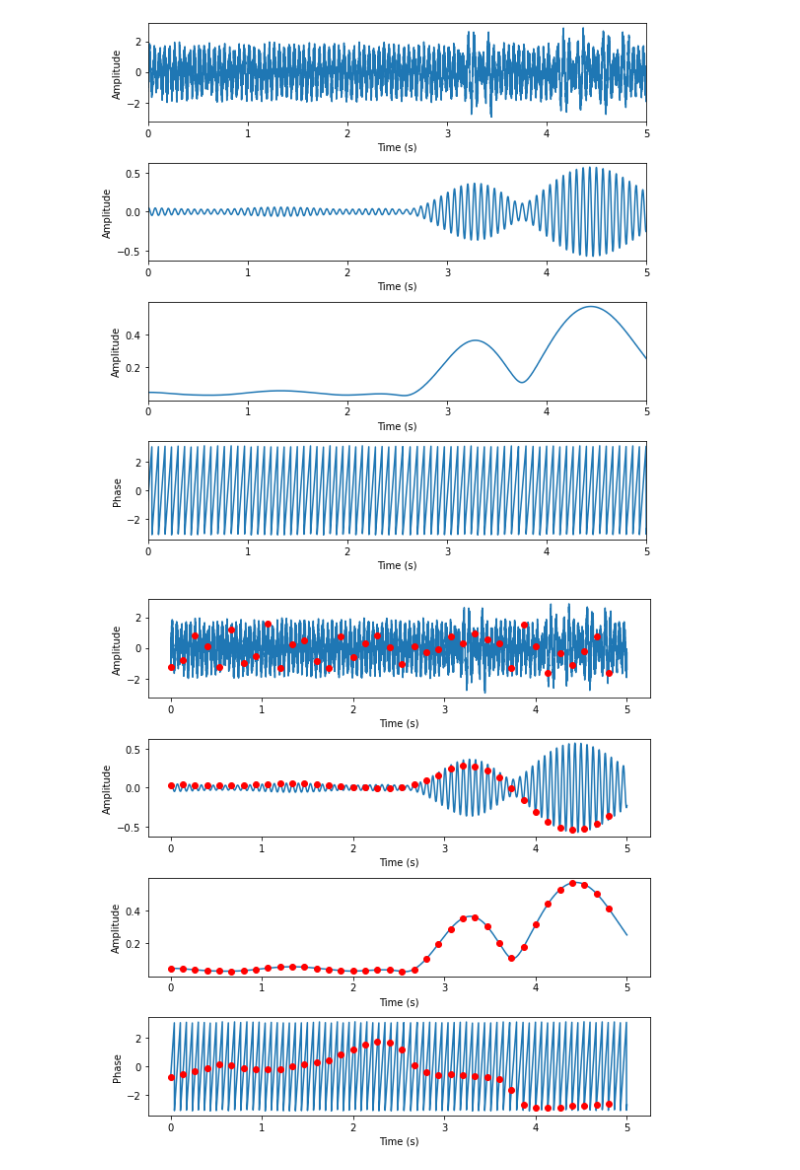
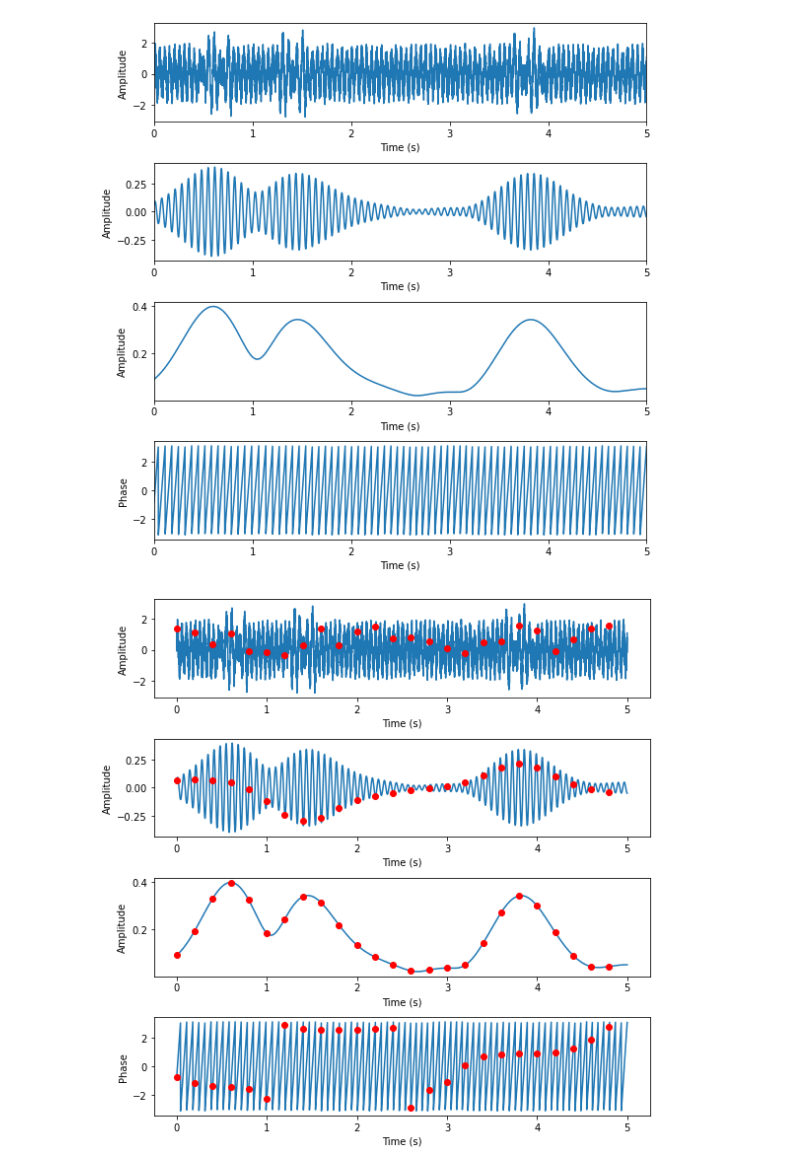
Before and after one commit to danclab/lagged_hilbert_coherence, a Jupyter notebook: python/demo.ipynb, the cells around one changed output. Drawn from its saved outputs; the diff is of its cells as text; code cells hidden in the pictures.

```diff
--- a/python/demo.ipynb
+++ b/python/demo.ipynb
@@ -78,5 +79,0 @@ plt.tight_layout()
-# %%
-import scipy.io
-from scipy.io import loadmat
-d=loadmat('signal.mat')
-signal=np.squeeze(d['signal'])
@@ -182,10 +275,10 @@ plt.ylabel('Phase')
 
 plt.tight_layout()
 # %% [output]
-[figure, old version]
+[figure, new version]
 # %%
-# Evaluate lagged coherence at a lag of 2 cycles
-lag=2
+# Evaluate lagged coherence at a lag of 3 cycles
+lag=3
 
 # Duration of this lag in s
 lag_dur_s = lag / freq
@@ -202,34 +295,34 @@ eval_times = np.linspace(start_time, T - diff, n_evals + 1)[:-1]
 eval_pts = np.searchsorted(time, eval_times)
 
 
 plt.figure(figsize=(8,8))
 plt.subplot(4,1,1)
 plt.plot(time,signal)
 plt.plot(eval_times,signal[eval_pts],'ro')
 plt.xlabel('Time (s)')
 plt.ylabel('Amplitude')
 
 plt.subplot(4,1,2)
 plt.plot(time,f_signal[len(time):2 * len(time)])
 plt.plot(eval_times,f_signal[len(time)+eval_pts],'ro')
 plt.xlabel('Time (s)')
 plt.ylabel('Amplitude')
 
 plt.subplot(4,1,3)
 plt.plot(time,np.abs(analytic_signal))
 plt.plot(eval_times,np.abs(analytic_signal[eval_pts]),'ro')
 plt.xlabel('Time (s)')
 plt.ylabel('Amplitude')
 
 plt.subplot(4,1,4)
 plt.plot(time,np.angle(analytic_signal))
 plt.plot(eval_times,np.angle(analytic_signal[eval_pts]),'ro')
 plt.xlabel('Time (s)')
 plt.ylabel('Phase')
 
 plt.tight_layout()
 # %% [output]
-[figure, old version]
+[figure, new version]
 # %%
 # Analytic signal at n=0...n_evals-1 evaluation points
 f1 = analytic_signal[eval_pts[:-1]]
```
Also changed, not shown: parts of 22 cells of this notebook.
